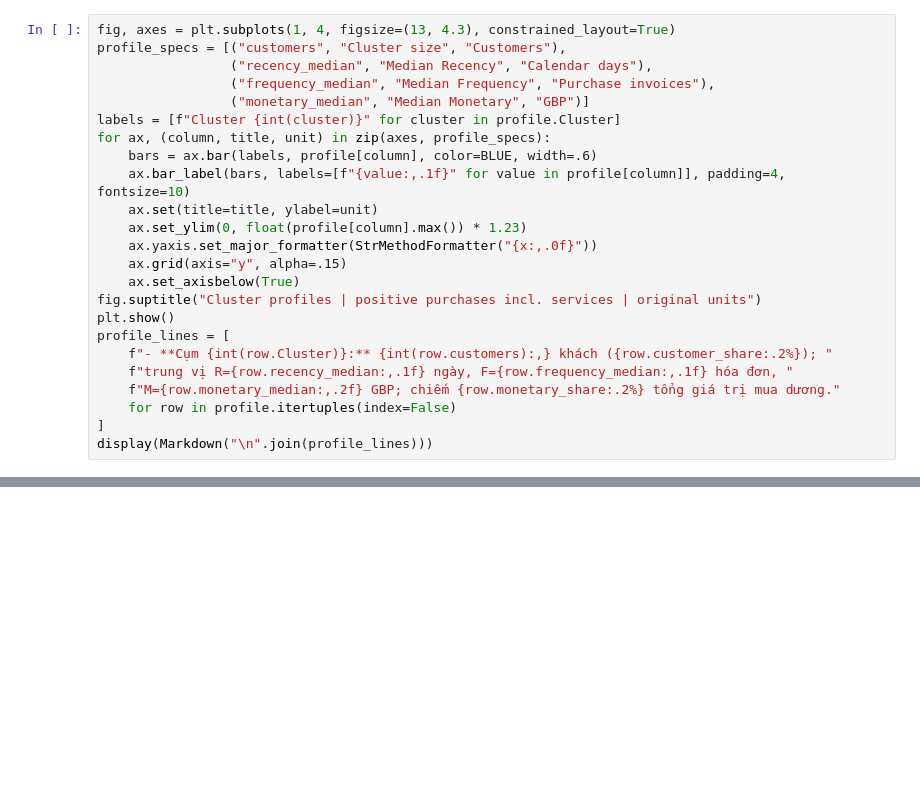
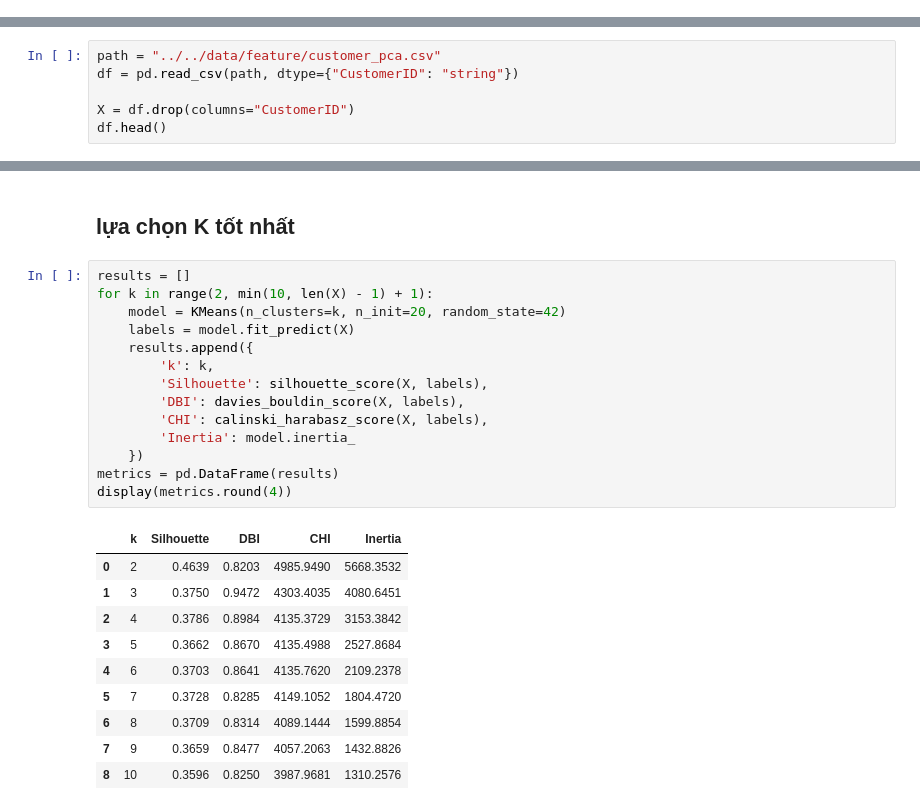
Before and after one commit to hieu110406/SGU-ML-High-Value-Customer-Prediction, a Jupyter notebook: project/notebooks/02_baseline_kmeans/baseline_kmeans.ipynb, the cells around one changed output, grey strips where cells are left out. Cells and saved outputs as stored; diff of their text form; blank space fills up the shorter version.

Commit message:
update/8-11-2026/tạo model baseline kmeans

```diff
--- a/project/notebooks/02_baseline_kmeans/baseline_kmeans.ipynb
+++ b/project/notebooks/02_baseline_kmeans/baseline_kmeans.ipynb
@@ -417,24 +0,0 @@ Tất cả trục cột bắt đầu từ 0. Không so trực tiếp chiều cao
-# %%
-fig, axes = plt.subplots(1, 4, figsize=(13, 4.3), constrained_layout=True)
-profile_specs = [("customers", "Cluster size", "Customers"),
-                 ("recency_median", "Median Recency", "Calendar days"),
-                 ("frequency_median", "Median Frequency", "Purchase invoices"),
-                 ("monetary_median", "Median Monetary", "GBP")]
-labels = [f"Cluster {int(cluster)}" for cluster in profile.Cluster]
-for ax, (column, title, unit) in zip(axes, profile_specs):
-    bars = ax.bar(labels, profile[column], color=BLUE, width=.6)
-    ax.bar_label(bars, labels=[f"{value:,.1f}" for value in profile[column]], padding=4, fontsize=10)
-    ax.set(title=title, ylabel=unit)
-    ax.set_ylim(0, float(profile[column].max()) * 1.23)
-    ax.yaxis.set_major_formatter(StrMethodFormatter("{x:,.0f}"))
-    ax.grid(axis="y", alpha=.15)
-    ax.set_axisbelow(True)
-fig.suptitle("Cluster profiles | positive purchases incl. services | original units")
-plt.show()
-profile_lines = [
-    f"- **Cụm {int(row.Cluster)}:** {int(row.customers):,} khách ({row.customer_share:.2%}); "
-    f"trung vị R={row.recency_median:,.1f} ngày, F={row.frequency_median:,.1f} hóa đơn, "
-    f"M={row.monetary_median:,.2f} GBP; chiếm {row.monetary_share:.2%} tổng giá trị mua dương."
-    for row in profile.itertuples(index=False)
-]
-display(Markdown("\n".join(profile_lines)))
@@ -542,0 +12,6 @@ Hồ sơ cụm mô tả giá trị mua lịch sử. Chưa có nhãn giá trị c
+# %%
+path = "../../data/feature/customer_pca.csv"
+df = pd.read_csv(path, dtype={"CustomerID": "string"})
+
+X = df.drop(columns="CustomerID")
+df.head()
@@ -542,0 +25,27 @@ Hồ sơ cụm mô tả giá trị mua lịch sử. Chưa có nhãn giá trị c
+# %% [markdown]
+## lựa chọn K tốt nhất
+# %%
+results = []
+for k in range(2, min(10, len(X) - 1) + 1):
+    model = KMeans(n_clusters=k, n_init=20, random_state=42)
+    labels = model.fit_predict(X)
+    results.append({
+        'k': k,
+        'Silhouette': silhouette_score(X, labels),
+        'DBI': davies_bouldin_score(X, labels),
+        'CHI': calinski_harabasz_score(X, labels),
+        'Inertia': model.inertia_
+    })
+metrics = pd.DataFrame(results)
+display(metrics.round(4))
+# %% [output]
+|  | k | Silhouette | DBI | CHI | Inertia |
+| 0 | 2 | 0.4639 | 0.8203 | 4985.9490 | 5668.3532 |
+| 1 | 3 | 0.3750 | 0.9472 | 4303.4035 | 4080.6451 |
+| 2 | 4 | 0.3786 | 0.8984 | 4135.3729 | 3153.3842 |
+| 3 | 5 | 0.3662 | 0.8670 | 4135.4988 | 2527.8684 |
+| 4 | 6 | 0.3703 | 0.8641 | 4135.7620 | 2109.2378 |
+| 5 | 7 | 0.3728 | 0.8285 | 4149.1052 | 1804.4720 |
+| 6 | 8 | 0.3709 | 0.8314 | 4089.1444 | 1599.8854 |
+| 7 | 9 | 0.3659 | 0.8477 | 4057.2063 | 1432.8826 |
+| 8 | 10 | 0.3596 | 0.8250 | 3987.9681 | 1310.2576 |
```
Also changed, not shown: parts of 51 cells of this notebook, 1 other file.
